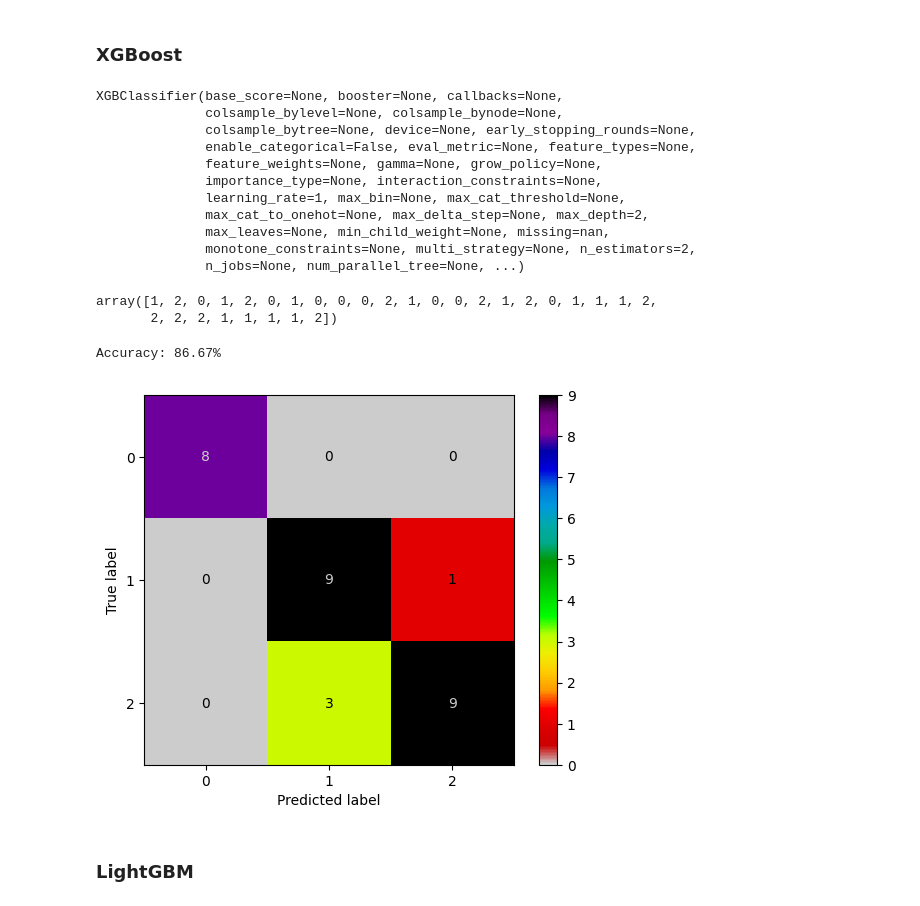
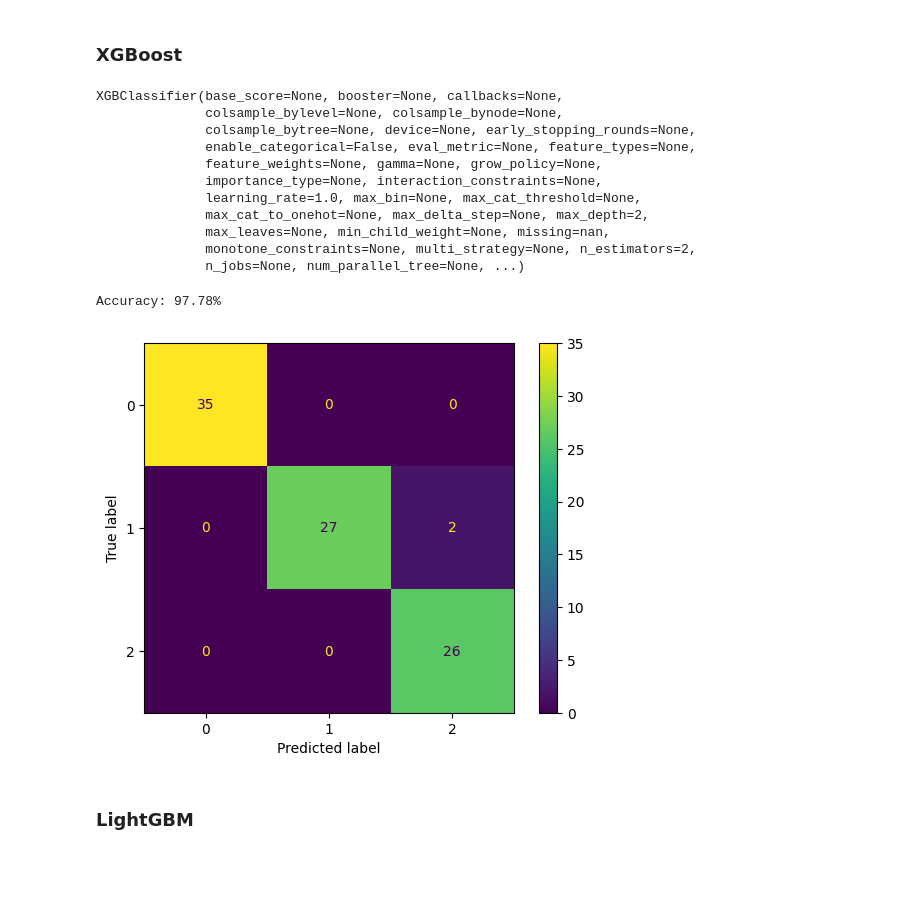
Before and after one commit to camiloakv/rusko, a Jupyter notebook: sandbox_iris.ipynb, the cells around one changed output. Cells and saved outputs as stored; diff of their text form; code cells hidden in the pictures; blank space fills up the shorter version.

```diff
--- a/sandbox_iris.ipynb
+++ b/sandbox_iris.ipynb
@@ -21,6 +35,6 @@ data = load_iris()
 X_train, X_test, y_train, y_test = train_test_split(
     data['data'],
     data['target'],
-    test_size=.2,
+    test_size=.6,  # make it harder!
     random_state=RANDOM_SEED
 )
@@ -32,8 +79,9 @@ X_train, X_test, y_train, y_test = train_test_split(
 clf_xgb = XGBClassifier(
     n_estimators=2,
     max_depth=2,
-    learning_rate=1,
-    objective='binary:logistic'
+    learning_rate=1.,
+    objective='binary:logistic',  # why 'binary'???
+    #max_leaves
 )
 # %%
 clf_xgb.fit(X_train, y_train)
@@ -44,26 +92,21 @@ XGBClassifier(base_score=None, booster=None, callbacks=None,
               enable_categorical=False, eval_metric=None, feature_types=None,
               feature_weights=None, gamma=None, grow_policy=None,
               importance_type=None, interaction_constraints=None,
-              learning_rate=1, max_bin=None, max_cat_threshold=None,
+              learning_rate=1.0, max_bin=None, max_cat_threshold=None,
               max_cat_to_onehot=None, max_delta_step=None, max_depth=2,
               max_leaves=None, min_child_weight=None, missing=nan,
               monotone_constraints=None, multi_strategy=None, n_estimators=2,
               n_jobs=None, num_parallel_tree=None, ...)
 # %%
-preds = clf_xgb.predict(X_test)
+preds_xgb = clf_xgb.predict(X_test)
-# %%
-preds
-# %% [output]
-array([1, 2, 0, 1, 2, 0, 1, 0, 0, 0, 2, 1, 0, 0, 2, 1, 2, 0, 1, 1, 1, 2,
-       2, 2, 2, 1, 1, 1, 1, 2])
 # %%
-acc_xgb = accuracy_score(y_test, preds)
+acc_xgb = accuracy_score(y_test, preds_xgb)
 print(f"Accuracy: {acc_xgb:.2%}")
 # %% [output]
-Accuracy: 86.67%
+Accuracy: 97.78%
 # %%
-foo = ConfusionMatrixDisplay.from_predictions(y_test, preds, labels=range(3), cmap='nipy_spectral_r')
+foo = ConfusionMatrixDisplay.from_predictions(y_test, preds_xgb, labels=range(3), cmap='viridis')
 # %% [output]
-[figure, old version]
+[figure, new version]
 # %% [markdown]
 ### LightGBM
```
Also changed, not shown: parts of 16 cells of this notebook.
